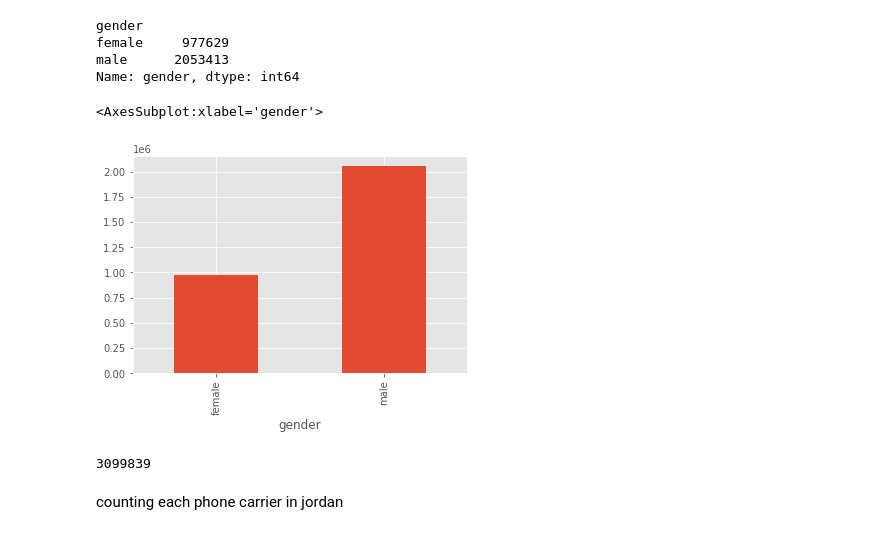
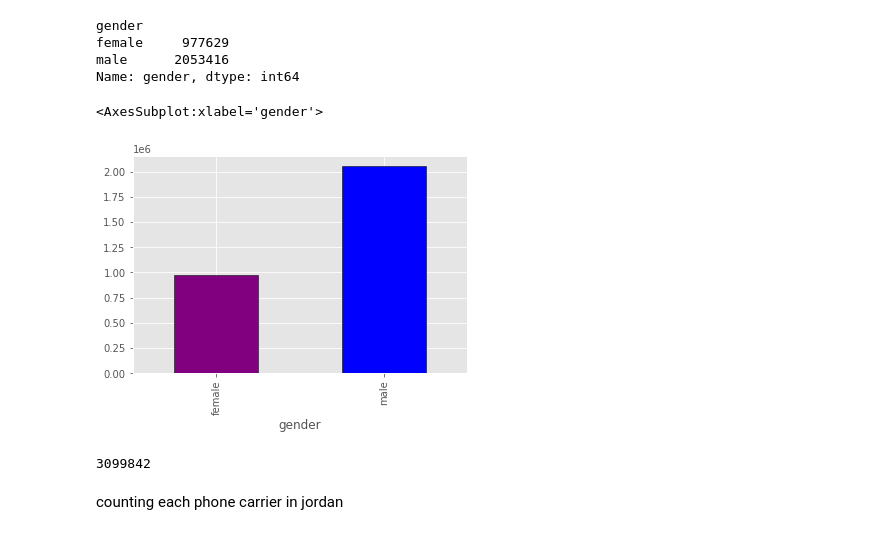
Before and after one commit to MohamedSuwan/leaked-FB-data-analysis, a Jupyter notebook: Jordan FB analysis.ipynb, the cells around one changed output. Saved outputs shown, nothing was run; the diff lists cells and outputs as text; code cells hidden in the pictures.

```diff
--- a/Jordan FB analysis.ipynb
+++ b/Jordan FB analysis.ipynb
@@ -5,7 +5,7 @@ import seaborn as sns
 import matplotlib.style as st
 st.use("ggplot")
 # %%
-df=pd.read_csv("newJordan.csv",usecols=["phone","religion","birthday","first","gender","lang"])
+df=pd.read_csv("newJordan.csv",usecols=["phone","religion","birthday","first","gender","lang","email"])
 # %%
 df.drop_duplicates(inplace=True)
 # %%
@@ -13,19 +13,19 @@ df.groupby("gender")["gender"].count()
 # %% [output]
 gender
 female     977629
-male      2053413
+male      2053416
 Name: gender, dtype: int64
 # %%
-df.groupby("gender")["gender"].count().plot(kind="bar")
+df.groupby("gender")["gender"].count().plot(kind="bar",color=("purple","blue"),edgecolor="black")
 # %% [output]
 <AxesSubplot:xlabel='gender'>
-[figure, old version]
+[figure, new version]
 # %%
 df.phone=df.phone.astype(str)
 # %%
 df.phone.count()
 # %% [output]
-3099839
+3099842
 # %% [markdown]
 counting each phone carrier in jordan
 # %%
```
Also changed, not shown: parts of 17 cells of this notebook.
